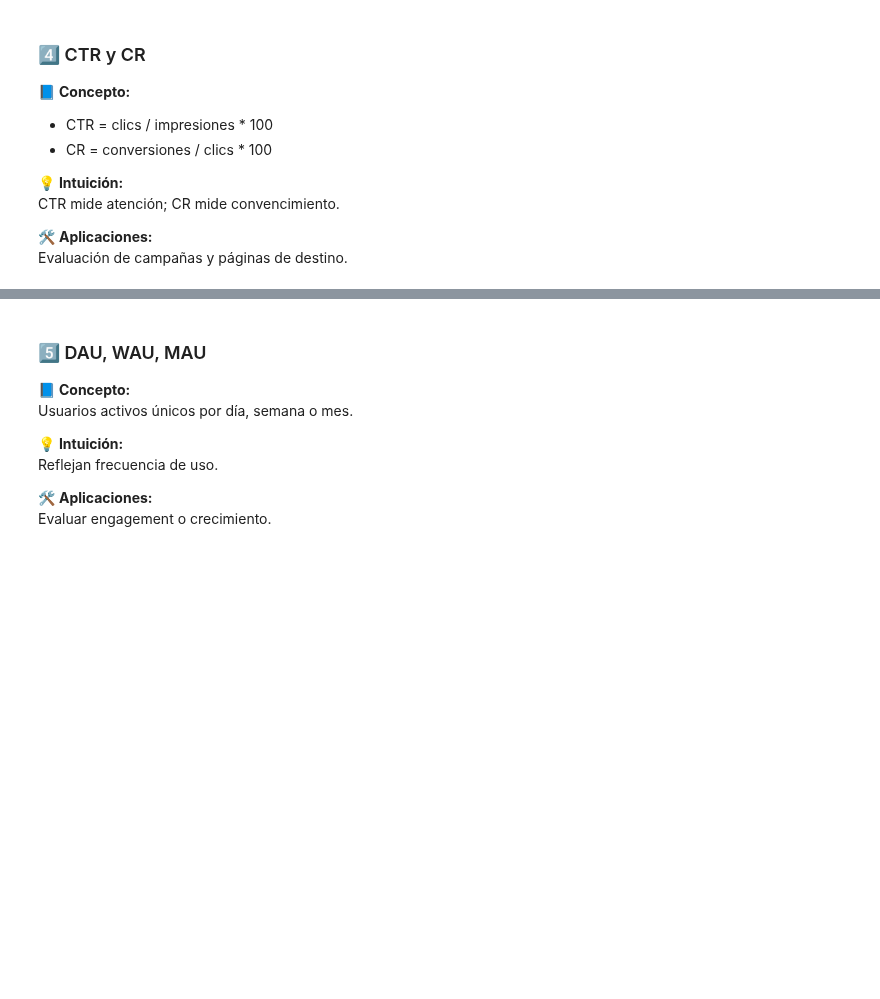
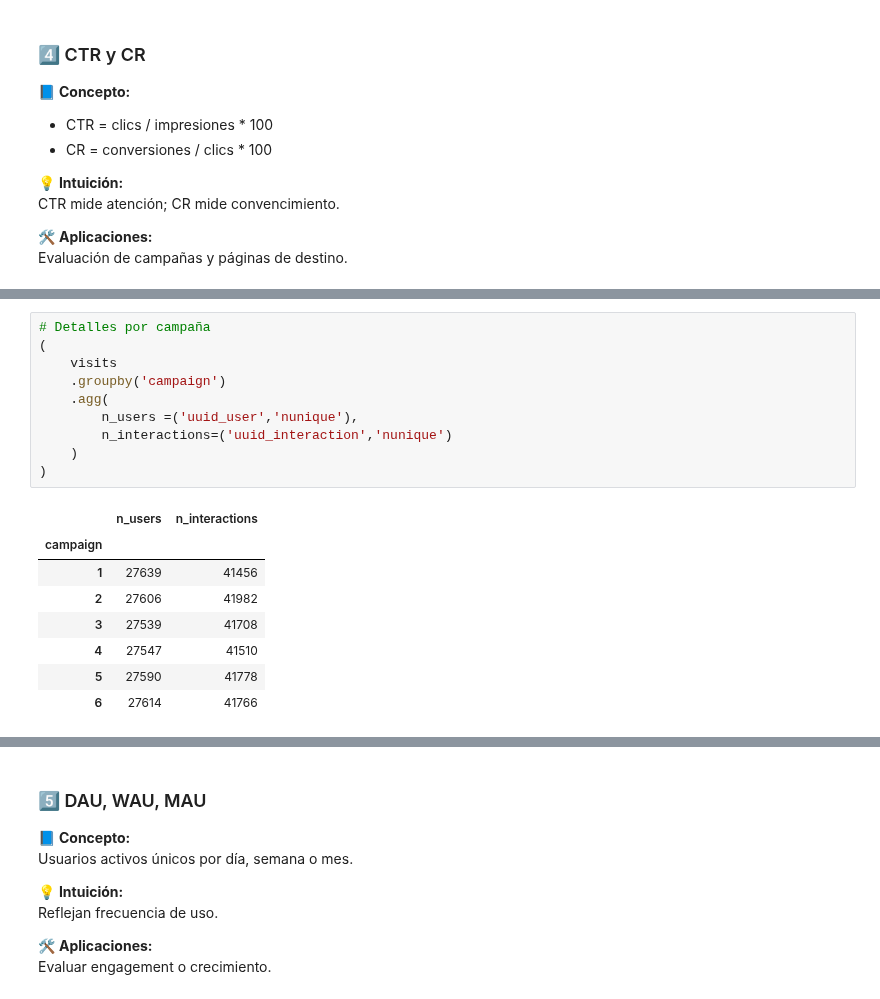
Before and after one commit to zyntonyson/bootcamp_ds_da, a Jupyter notebook: 09-da-analisis-negocio/18-Metricas_Usuarios.ipynb, the cells around one changed output, grey strips where cells are left out. Drawn from its saved outputs; the diff is of its cells as text; blank space fills up the shorter version.

```diff
--- a/09-da-analisis-negocio/18-Metricas_Usuarios.ipynb
+++ b/09-da-analisis-negocio/18-Metricas_Usuarios.ipynb
@@ -52,0 +161,19 @@ Evaluación de campañas y páginas de destino.
+# %%
+# Detalles por campaña
+(
+    visits
+    .groupby('campaign')
+    .agg(
+        n_users =('uuid_user','nunique'),
+        n_interactions=('uuid_interaction','nunique')
+    )
+)
+# %% [output]
+|  | n_users | n_interactions |
+| campaign |  |  |
+| 1 | 27639 | 41456 |
+| 2 | 27606 | 41982 |
+| 3 | 27539 | 41708 |
+| 4 | 27547 | 41510 |
+| 5 | 27590 | 41778 |
+| 6 | 27614 | 41766 |
```
Also changed, not shown: parts of 12 cells of this notebook.
